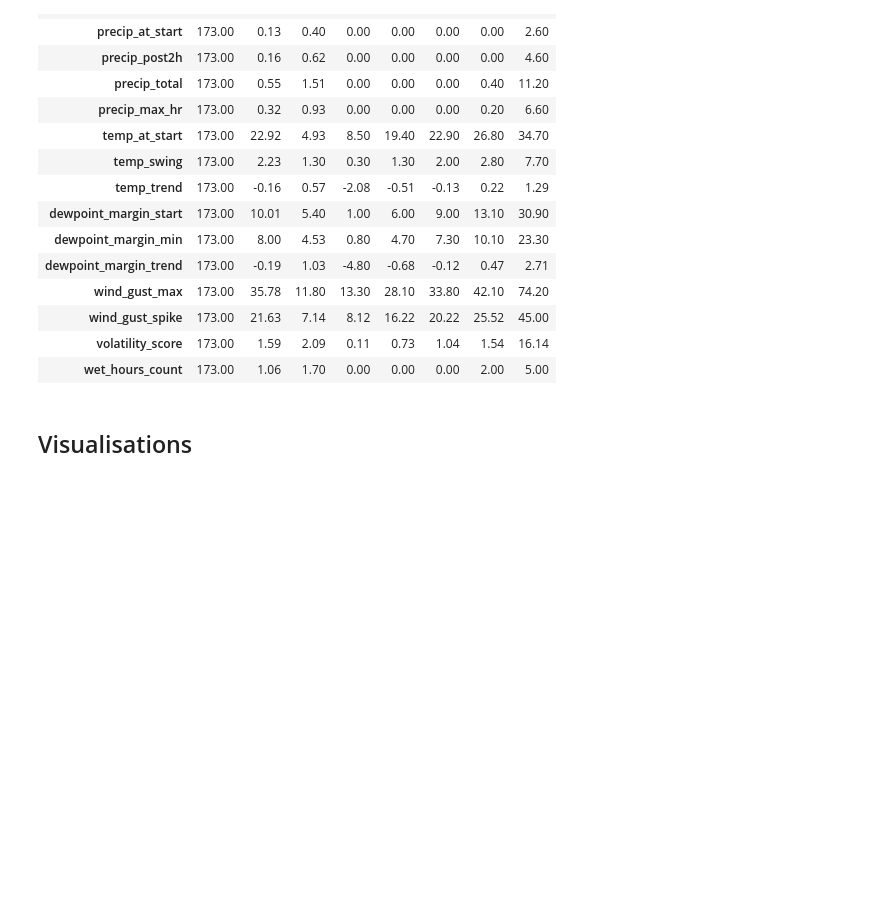
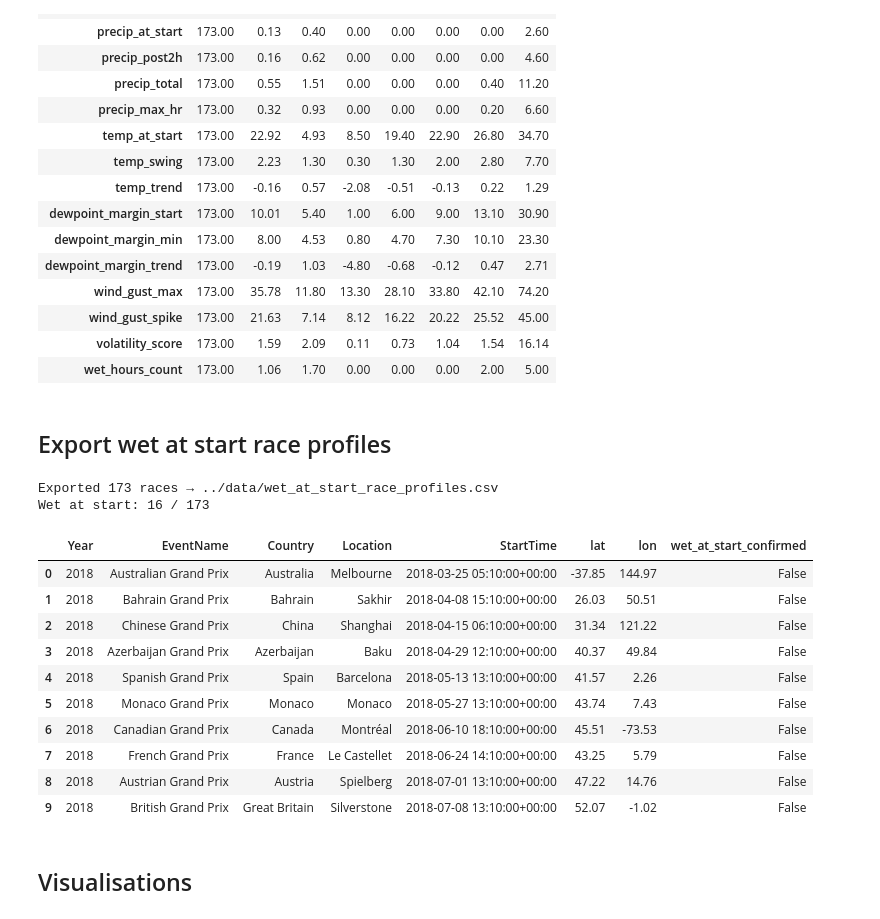
Before and after one commit to CodyRB24/mads-f1-analysis, a Jupyter notebook: notebooks/f1_weather.ipynb, the cells around one changed output. Cells and saved outputs as stored; diff of their text form; code cells hidden in the pictures; blank space fills up the shorter version.

```diff
--- a/notebooks/f1_weather.ipynb
+++ b/notebooks/f1_weather.ipynb
@@ -88,6 +88,7 @@ HOURLY_VARS = [
 
 ARCHIVE_URL = "https://archive-api.open-meteo.com/v1/archive"
 output_path = "../data/f1_race_weather_data.csv"
+output_wet_at_start_race_profile = "../data/wet_at_start_race_profiles.csv"
 
 # WMO weather code descriptions (https://open-meteo.com/en/docs#weather_variable_documentation)
 WMO_DESCRIPTIONS = {
@@ -377,6 +471,33 @@ raw[stat_cols].describe().T.style.format("{:.2f}")
 | wind_gust_spike | 173.00 | 21.63 | 7.14 | 8.12 | 16.22 | 20.22 | 25.52 | 45.00 |
 | volatility_score | 173.00 | 1.59 | 2.09 | 0.11 | 0.73 | 1.04 | 1.54 | 16.14 |
 | wet_hours_count | 173.00 | 1.06 | 1.70 | 0.00 | 0.00 | 0.00 | 2.00 | 5.00 |
+# %% [markdown]
+## Export wet at start race profiles
+# %%
+profile_cols = ["Year", "EventName", "Country", "Location", "StartTime", "lat", "lon",
+                "wet_at_start_confirmed"]
+profile_cols = [c for c in profile_cols if c in raw.columns]
+
+race_profiles = raw[profile_cols].copy()
+race_profiles.to_csv(output_wet_at_start_race_profile, index=False)
+
+print(f"Exported {len(race_profiles)} races → {output_wet_at_start_race_profile}")
+print(f"Wet at start: {race_profiles['wet_at_start_confirmed'].sum()} / {len(race_profiles)}")
+race_profiles.head(10)
+# %% [output]
+Exported 173 races → ../data/wet_at_start_race_profiles.csv
+Wet at start: 16 / 173
+|  | Year | EventName | Country | Location | StartTime | lat | lon | wet_at_start_confirmed |
+| 0 | 2018 | Australian Grand Prix | Australia | Melbourne | 2018-03-25 05:10:00+00:00 | -37.85 | 144.97 | False |
+| 1 | 2018 | Bahrain Grand Prix | Bahrain | Sakhir | 2018-04-08 15:10:00+00:00 | 26.03 | 50.51 | False |
+| 2 | 2018 | Chinese Grand Prix | China | Shanghai | 2018-04-15 06:10:00+00:00 | 31.34 | 121.22 | False |
+| 3 | 2018 | Azerbaijan Grand Prix | Azerbaijan | Baku | 2018-04-29 12:10:00+00:00 | 40.37 | 49.84 | False |
+| 4 | 2018 | Spanish Grand Prix | Spain | Barcelona | 2018-05-13 13:10:00+00:00 | 41.57 | 2.26 | False |
+| 5 | 2018 | Monaco Grand Prix | Monaco | Monaco | 2018-05-27 13:10:00+00:00 | 43.74 | 7.43 | False |
+| 6 | 2018 | Canadian Grand Prix | Canada | Montréal | 2018-06-10 18:10:00+00:00 | 45.51 | -73.53 | False |
+| 7 | 2018 | French Grand Prix | France | Le Castellet | 2018-06-24 14:10:00+00:00 | 43.25 | 5.79 | False |
+| 8 | 2018 | Austrian Grand Prix | Austria | Spielberg | 2018-07-01 13:10:00+00:00 | 47.22 | 14.76 | False |
+| 9 | 2018 | British Grand Prix | Great Britain | Silverstone | 2018-07-08 13:10:00+00:00 | 52.07 | -1.02 | False |
 # %% [markdown]
 ## Visualisations
 # %% [markdown]
```
Also changed, not shown: parts of 8 cells of this notebook, 6 other files.
